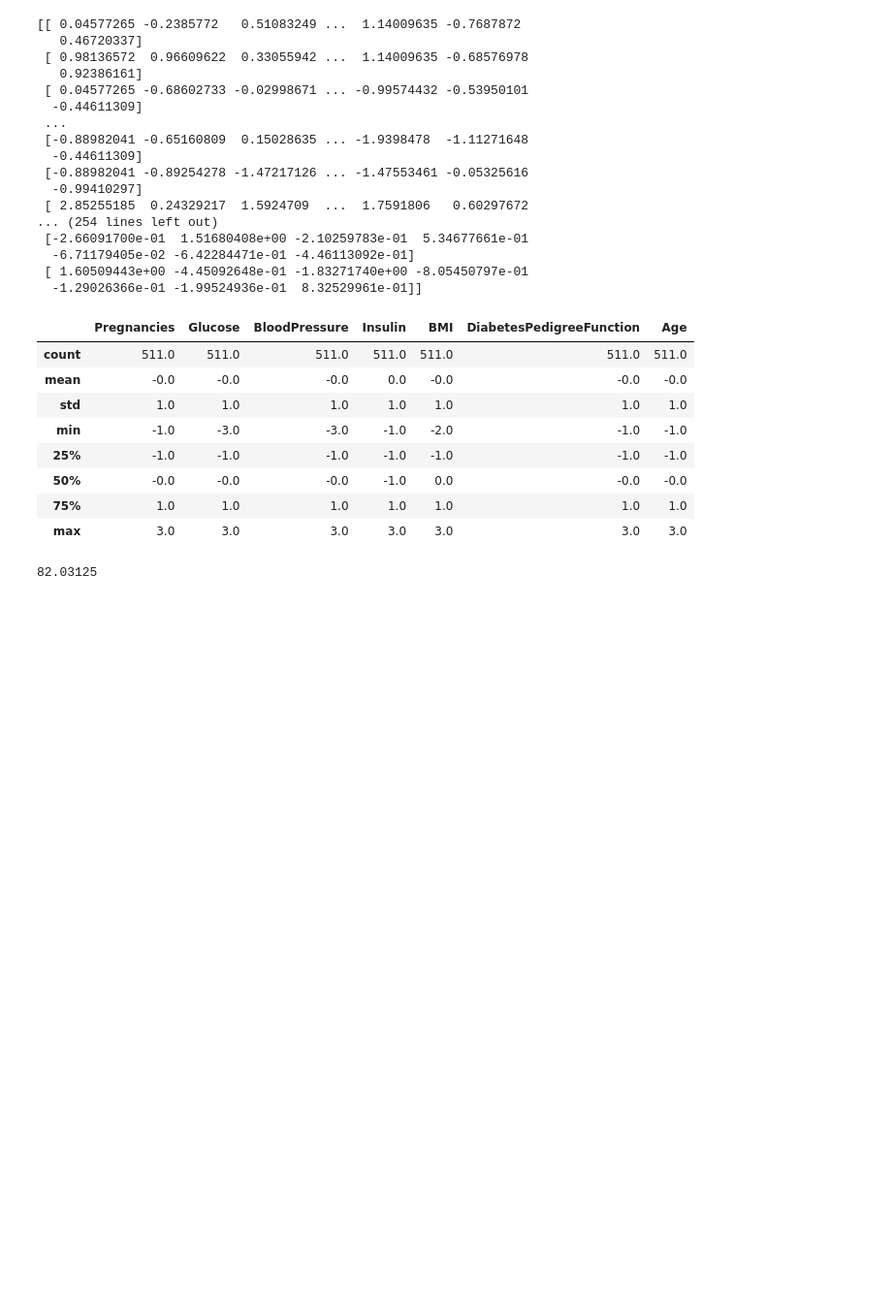
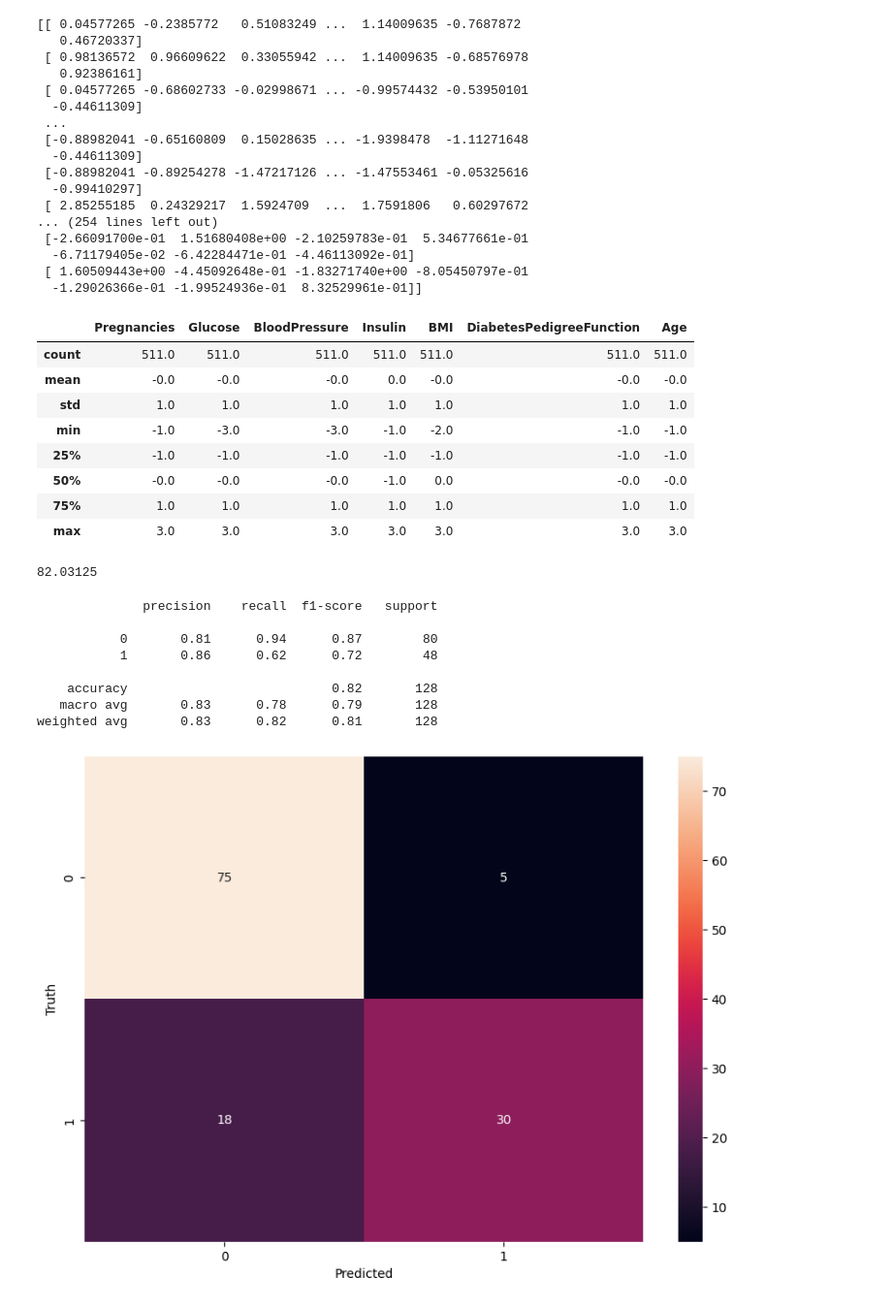
Before and after one commit to Babun001/Diabetes-Prediction-using-Machine-Learning, a Jupyter notebook: DM_NaiveBayes.ipynb, the cells around one changed output. Shown at 97% size. Saved outputs shown, nothing was run; the diff lists cells and outputs as text; code cells hidden in the pictures; blank space fills up the shorter version.

```diff
--- a/DM_NaiveBayes.ipynb
+++ b/DM_NaiveBayes.ipynb
@@ -124,3 +124,22 @@ mdl.fit(X_train_sc,y_train)
 mdl.score(X_test_sc,y_test)*100 # 78.57142857142857 on actual data # 82.03125 on clean data
 # %% [output]
 82.03125
+# %%
+y_pred = mdl.predict(X_test_sc)
+from sklearn.metrics import confusion_matrix, classification_report
+cm = confusion_matrix(y_test, y_pred)
+plt.figure(figsize=(10,7))
+sns.heatmap(cm, annot=True)
+plt.xlabel('Predicted')
+plt.ylabel('Truth')
+print(classification_report(y_test, y_pred))
+# %% [output]
+              precision    recall  f1-score   support
+
+           0       0.81      0.94      0.87        80
+           1       0.86      0.62      0.72        48
+
+    accuracy                           0.82       128
+   macro avg       0.83      0.78      0.79       128
+weighted avg       0.83      0.82      0.81       128
+[figure, added]
```
Also changed, not shown: 4 other files.
